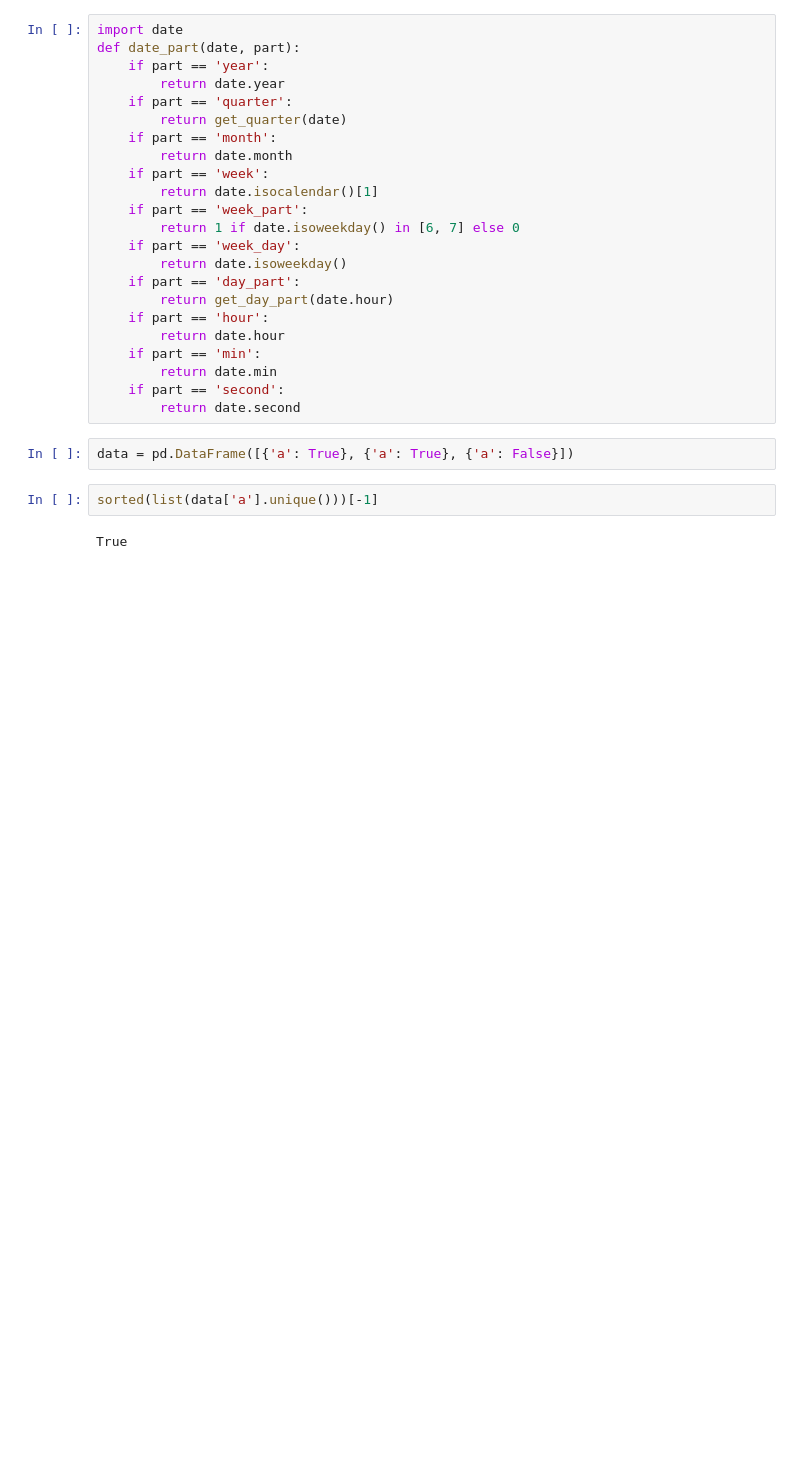
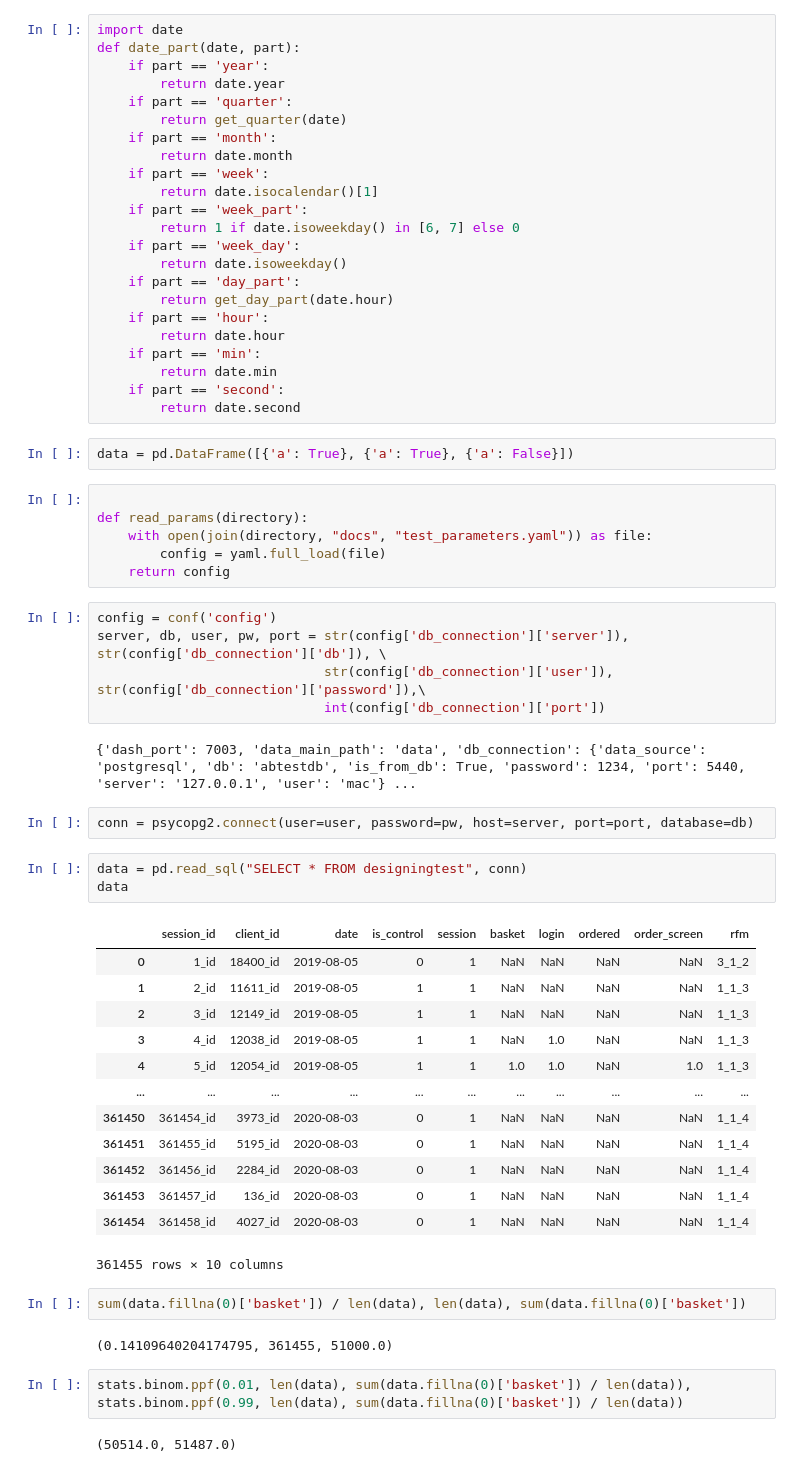
Before and after one commit to caglanakpinar/abtp, a Jupyter notebook: Untitled.ipynb, the cells around one changed output. Cells and saved outputs as stored; diff of their text form; blank space fills up the shorter version.

```diff
--- a/Untitled.ipynb
+++ b/Untitled.ipynb
@@ -75,7 +100,43 @@ def date_part(date, part):
         return date.second
 # %%
 data = pd.DataFrame([{'a': True}, {'a': True}, {'a': False}])
-# %%
-sorted(list(data['a'].unique()))[-1]
-# %% [output]
-True
+# %%
+
+def read_params(directory):
+    with open(join(directory, "docs", "test_parameters.yaml")) as file:
+        config = yaml.full_load(file)
+    return config
+# %%
+config = conf('config')
+server, db, user, pw, port = str(config['db_connection']['server']), str(config['db_connection']['db']), \
+                             str(config['db_connection']['user']), str(config['db_connection']['password']),\
+                             int(config['db_connection']['port'])
+# %% [output]
+{'dash_port': 7003, 'data_main_path': 'data', 'db_connection': {'data_source': 'postgresql', 'db': 'abtestdb', 'is_from_db': True, 'password': 1234, 'port': 5440, 'server': '127.0.0.1', 'user': 'mac'} ...
+# %%
+conn = psycopg2.connect(user=user, password=pw, host=server, port=port, database=db)
+# %%
+data = pd.read_sql("SELECT * FROM designingtest", conn)
+data
+# %% [output]
+|  | session_id | client_id | date | is_control | session | basket | login | ordered | order_screen | rfm |
+| 0 | 1_id | 18400_id | 2019-08-05 | 0 | 1 | NaN | NaN | NaN | NaN | 3_1_2 |
+| 1 | 2_id | 11611_id | 2019-08-05 | 1 | 1 | NaN | NaN | NaN | NaN | 1_1_3 |
+| 2 | 3_id | 12149_id | 2019-08-05 | 1 | 1 | NaN | NaN | NaN | NaN | 1_1_3 |
+| 3 | 4_id | 12038_id | 2019-08-05 | 1 | 1 | NaN | 1.0 | NaN | NaN | 1_1_3 |
+| 4 | 5_id | 12054_id | 2019-08-05 | 1 | 1 | 1.0 | 1.0 | NaN | 1.0 | 1_1_3 |
+| ... | ... | ... | ... | ... | ... | ... | ... | ... | ... | ... |
+| 361450 | 361454_id | 3973_id | 2020-08-03 | 0 | 1 | NaN | NaN | NaN | NaN | 1_1_4 |
+| 361451 | 361455_id | 5195_id | 2020-08-03 | 0 | 1 | NaN | NaN | NaN | NaN | 1_1_4 |
+| 361452 | 361456_id | 2284_id | 2020-08-03 | 0 | 1 | NaN | NaN | NaN | NaN | 1_1_4 |
+| 361453 | 361457_id | 136_id | 2020-08-03 | 0 | 1 | NaN | NaN | NaN | NaN | 1_1_4 |
+| 361454 | 361458_id | 4027_id | 2020-08-03 | 0 | 1 | NaN | NaN | NaN | NaN | 1_1_4 |
+361455 rows × 10 columns
+# %%
+sum(data.fillna(0)['basket']) / len(data), len(data), sum(data.fillna(0)['basket'])
+# %% [output]
+(0.14109640204174795, 361455, 51000.0)
+# %%
+stats.binom.ppf(0.01, len(data), sum(data.fillna(0)['basket']) / len(data)),  stats.binom.ppf(0.99, len(data), sum(data.fillna(0)['basket']) / len(data))
+# %% [output]
+(50514.0, 51487.0)
```
Also changed, not shown: parts of 20 cells of this notebook, 7 other files.
